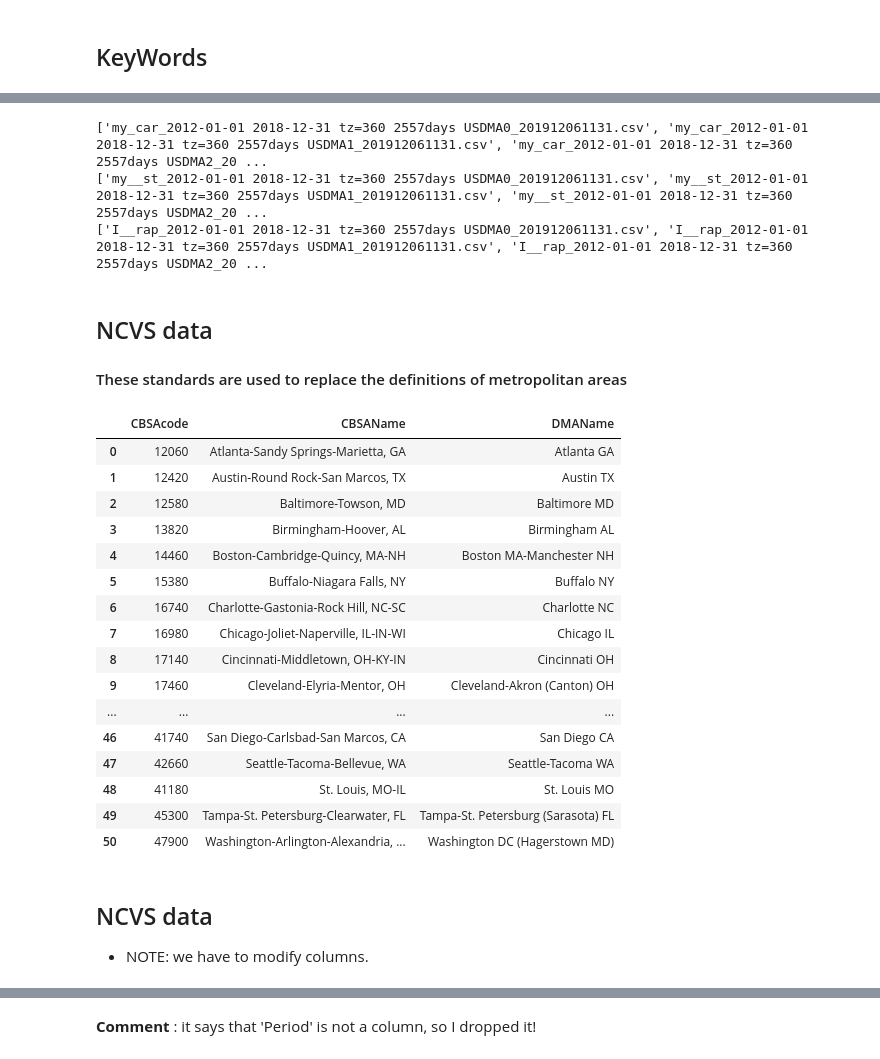
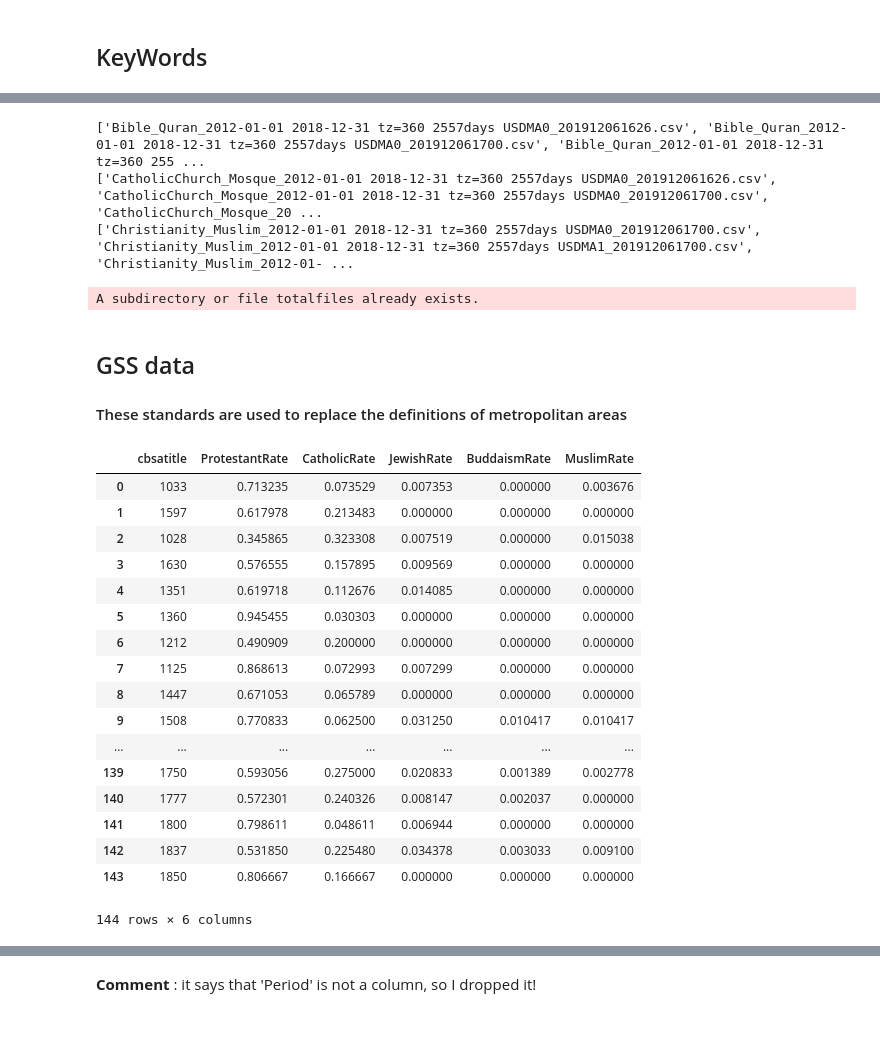
Before and after one commit to toseanliu/Google-Trend, a Jupyter notebook: DS-GA-Final-Code-modified.ipynb, the cells around one changed output, grey strips where cells are left out. Saved outputs shown, nothing was run; the diff lists cells and outputs as text; code cells hidden in the pictures; blank space fills up the shorter version.

```diff
--- a/DS-GA-Final-Code-modified.ipynb
+++ b/DS-GA-Final-Code-modified.ipynb
@@ -355,9 +402,7 @@ NameError: name 'filenamelist' is not defined
 # %%
 !mkdir totalfiles
 #!del .ipynb_checkpoints
-for i,j in zip(listkeywords,folderlist):
-
-
+for i,j in zip(Topickeywords, filenamex):
     route = j+r"//"
     route2 = "totalfiles"+r"/"+j+r"total.csv"
     name_list = os.listdir(route)
@@ -379,38 +424,36 @@ for i,j in zip(listkeywords,folderlist):
         data.append(df)
         #print(data)
     data=pd.concat(data)
-    db1 = data["Keyword1_"+i].groupby(df['GeoName'])
+    db1 = data.groupby(df['GeoName'])
     db1.mean().to_csv(route2, index=1,header = True)
 # %% [output]
-['my_car_2012-01-01 2018-12-31 tz=360 2557days USDMA0_201912061131.csv', 'my_car_2012-01-01 2018-12-31 tz=360 2557days USDMA1_201912061131.csv', 'my_car_2012-01-01 2018-12-31 tz=360 2557days USDMA2_20 ...
-['my__st_2012-01-01 2018-12-31 tz=360 2557days USDMA0_201912061131.csv', 'my__st_2012-01-01 2018-12-31 tz=360 2557days USDMA1_201912061131.csv', 'my__st_2012-01-01 2018-12-31 tz=360 2557days USDMA2_20 ...
-['I__rap_2012-01-01 2018-12-31 tz=360 2557days USDMA0_201912061131.csv', 'I__rap_2012-01-01 2018-12-31 tz=360 2557days USDMA1_201912061131.csv', 'I__rap_2012-01-01 2018-12-31 tz=360 2557days USDMA2_20 ...
+['Bible_Quran_2012-01-01 2018-12-31 tz=360 2557days USDMA0_201912061626.csv', 'Bible_Quran_2012-01-01 2018-12-31 tz=360 2557days USDMA0_201912061700.csv', 'Bible_Quran_2012-01-01 2018-12-31 tz=360 255 ...
+['CatholicChurch_Mosque_2012-01-01 2018-12-31 tz=360 2557days USDMA0_201912061626.csv', 'CatholicChurch_Mosque_2012-01-01 2018-12-31 tz=360 2557days USDMA0_201912061700.csv', 'CatholicChurch_Mosque_20 ...
+['Christianity_Muslim_2012-01-01 2018-12-31 tz=360 2557days USDMA0_201912061700.csv', 'Christianity_Muslim_2012-01-01 2018-12-31 tz=360 2557days USDMA1_201912061700.csv', 'Christianity_Muslim_2012-01- ...
+A subdirectory or file totalfiles already exists.
 # %% [markdown]
-## NCVS data
+## GSS data
 ####  These standards are used to replace the definitions of metropolitan areas
 # %%
 # load data
-df_NCVS_CBSA_DMA_walkcross = pd.read_csv('NCVS/CBSA_DMA_Walkcross.csv')
-df_NCVS_CBSA_DMA_walkcross
+GSS_Religion_CBSA = pd.read_csv('GSS_Religion_CBSA.csv')
+GSS_Religion_CBSA
 # %% [output]
-|  | CBSAcode | CBSAName | DMAName |
-| 0 | 12060 | Atlanta-Sandy Springs-Marietta, GA | Atlanta GA |
-| 1 | 12420 | Austin-Round Rock-San Marcos, TX | Austin TX |
-| 2 | 12580 | Baltimore-Towson, MD | Baltimore MD |
-| 3 | 13820 | Birmingham-Hoover, AL | Birmingham AL |
-| 4 | 14460 | Boston-Cambridge-Quincy, MA-NH | Boston MA-Manchester NH |
-| 5 | 15380 | Buffalo-Niagara Falls, NY | Buffalo NY |
-| 6 | 16740 | Charlotte-Gastonia-Rock Hill, NC-SC | Charlotte NC |
-| 7 | 16980 | Chicago-Joliet-Naperville, IL-IN-WI | Chicago IL |
-| 8 | 17140 | Cincinnati-Middletown, OH-KY-IN | Cincinnati OH |
-| 9 | 17460 | Cleveland-Elyria-Mentor, OH | Cleveland-Akron (Canton) OH |
-| ... | ... | ... | ... |
-| 46 | 41740 | San Diego-Carlsbad-San Marcos, CA | San Diego CA |
-| 47 | 42660 | Seattle-Tacoma-Bellevue, WA | Seattle-Tacoma WA |
-| 48 | 41180 | St. Louis, MO-IL | St. Louis MO |
-| 49 | 45300 | Tampa-St. Petersburg-Clearwater, FL | Tampa-St. Petersburg (Sarasota) FL |
-| 50 | 47900 | Washington-Arlington-Alexandria, ... | Washington DC (Hagerstown MD) |
+|  | cbsatitle | ProtestantRate | CatholicRate | JewishRate | BuddaismRate | MuslimRate |
+| 0 | 1033 | 0.713235 | 0.073529 | 0.007353 | 0.000000 | 0.003676 |
+| 1 | 1597 | 0.617978 | 0.213483 | 0.000000 | 0.000000 | 0.000000 |
+| 2 | 1028 | 0.345865 | 0.323308 | 0.007519 | 0.000000 | 0.015038 |
+| 3 | 1630 | 0.576555 | 0.157895 | 0.009569 | 0.000000 | 0.000000 |
+| 4 | 1351 | 0.619718 | 0.112676 | 0.014085 | 0.000000 | 0.000000 |
+| 5 | 1360 | 0.945455 | 0.030303 | 0.000000 | 0.000000 | 0.000000 |
+| 6 | 1212 | 0.490909 | 0.200000 | 0.000000 | 0.000000 | 0.000000 |
+| 7 | 1125 | 0.868613 | 0.072993 | 0.007299 | 0.000000 | 0.000000 |
+| 8 | 1447 | 0.671053 | 0.065789 | 0.000000 | 0.000000 | 0.000000 |
+| 9 | 1508 | 0.770833 | 0.062500 | 0.031250 | 0.010417 | 0.010417 |
+| ... | ... | ... | ... | ... | ... | ... |
+| 139 | 1750 | 0.593056 | 0.275000 | 0.020833 | 0.001389 | 0.002778 |
+| 140 | 1777 | 0.572301 | 0.240326 | 0.008147 | 0.002037 | 0.000000 |
+| 141 | 1800 | 0.798611 | 0.048611 | 0.006944 | 0.000000 | 0.000000 |
+| 142 | 1837 | 0.531850 | 0.225480 | 0.034378 | 0.003033 | 0.009100 |
+| 143 | 1850 | 0.806667 | 0.166667 | 0.000000 | 0.000000 | 0.000000 |
+144 rows × 6 columns
-# %% [markdown]
-## NCVS data
-
-- NOTE: we have to modify columns.
```
Also changed, not shown: parts of 54 cells of this notebook, 21 other files.
